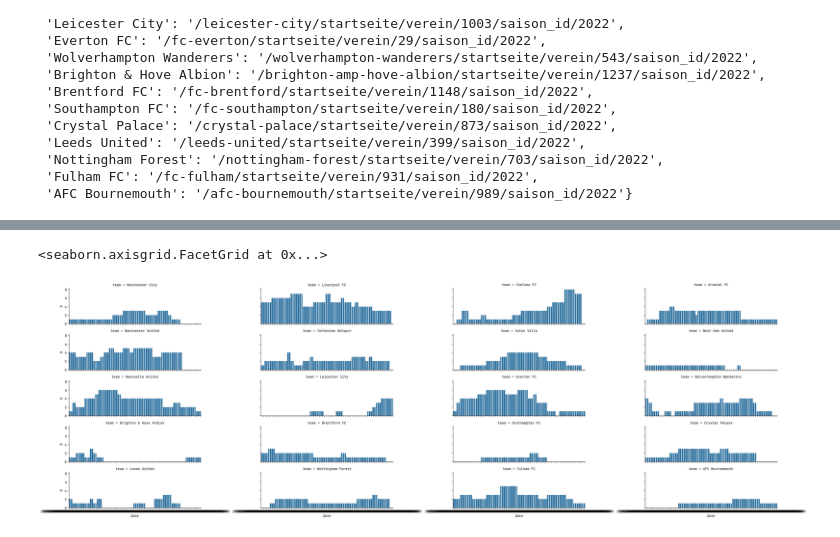
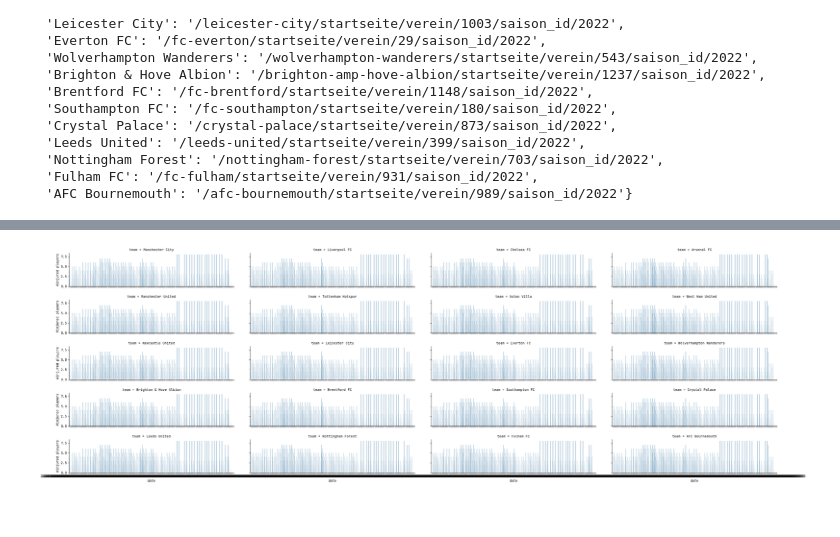
Before and after one commit to ismailmo1/football-data-viz, a Jupyter notebook: pl-23-injuries/injury_grid.ipynb, the cells around one changed output, grey strips where cells are left out. Saved outputs shown, nothing was run; the diff lists cells and outputs as text; code cells hidden in the pictures.

Commit message:
finished pl injury heatmap

```diff
--- a/pl-23-injuries/injury_grid.ipynb
+++ b/pl-23-injuries/injury_grid.ipynb
@@ -80,4 +64,3 @@ no match data found for https://www.transfermarkt.com/david-brooks/leistungsdate
 # %%
-import pickle
-with open("prem_23_avail", "xb") as f:
-    pickle.dump(prem_23_avail, f)
+# with open("prem_23_avail", "xb") as f:
+#     pickle.dump(prem_23_avail, f)
@@ -112,3 +67,20 @@ all_injuries.head()
+# %%
+with open("prem_23_avail", "rb") as f:
+    prem_23_avail = pickle.load(f)
+prem_injury_counts = {}
+for team, df in prem_23_avail.items():
+    injury_sum_df = pd.DataFrame((df==0).sum(axis=0))
+    injury_sum_df = injury_sum_df.rename({0:team}, axis=1)
+
+    prem_injury_counts[team] = injury_sum_df
+from datetime import datetime
+
+all_injury_dfs = [df for _, df in prem_injury_counts.items()]
+all_injuries = pd.concat(all_injury_dfs, axis=1)
+all_injuries = all_injuries[all_injuries.index>=datetime(2022,8,5)].sort_index().fillna(method='bfill')
+all_injuries = all_injuries.reindex(pd.date_range('2022-08-05', '2023-01-05'), method='bfill')
+all_injuries_unstacked = all_injuries.unstack().reset_index().rename({'level_0':'team','level_1':'date', 0:'#injured players'}, axis=1)
+all_injuries_unstacked.head()
 # %%
 
 import matplotlib
@@ -118,6 +106,7 @@ matplotlib.rcParams['font.family'] = 'JetBrains Mono'
 # %%
-g=sns.FacetGrid(all_injuries, col='team', sharey=True, height=2, aspect=4, col_wrap= 4)
-g.map(sns.barplot, 'Date', 0)
+g=sns.FacetGrid(all_injuries_unstacked, col='team', sharey=True, height=2, aspect=4, col_wrap= 4,)
+g.map(sns.barplot,data=all_injuries_unstacked, x= 'date',y='#injured players', errorbar=None, hue='#injured players')
+plt.tight_layout()
+plt.subplots_adjust(hspace=0.4, wspace=0.1)
 # %% [output]
-<seaborn.axisgrid.FacetGrid at 0x...>
-[figure, old version]
+[figure, new version]
```
Also changed, not shown: parts of 15 cells of this notebook, 1 other file.
